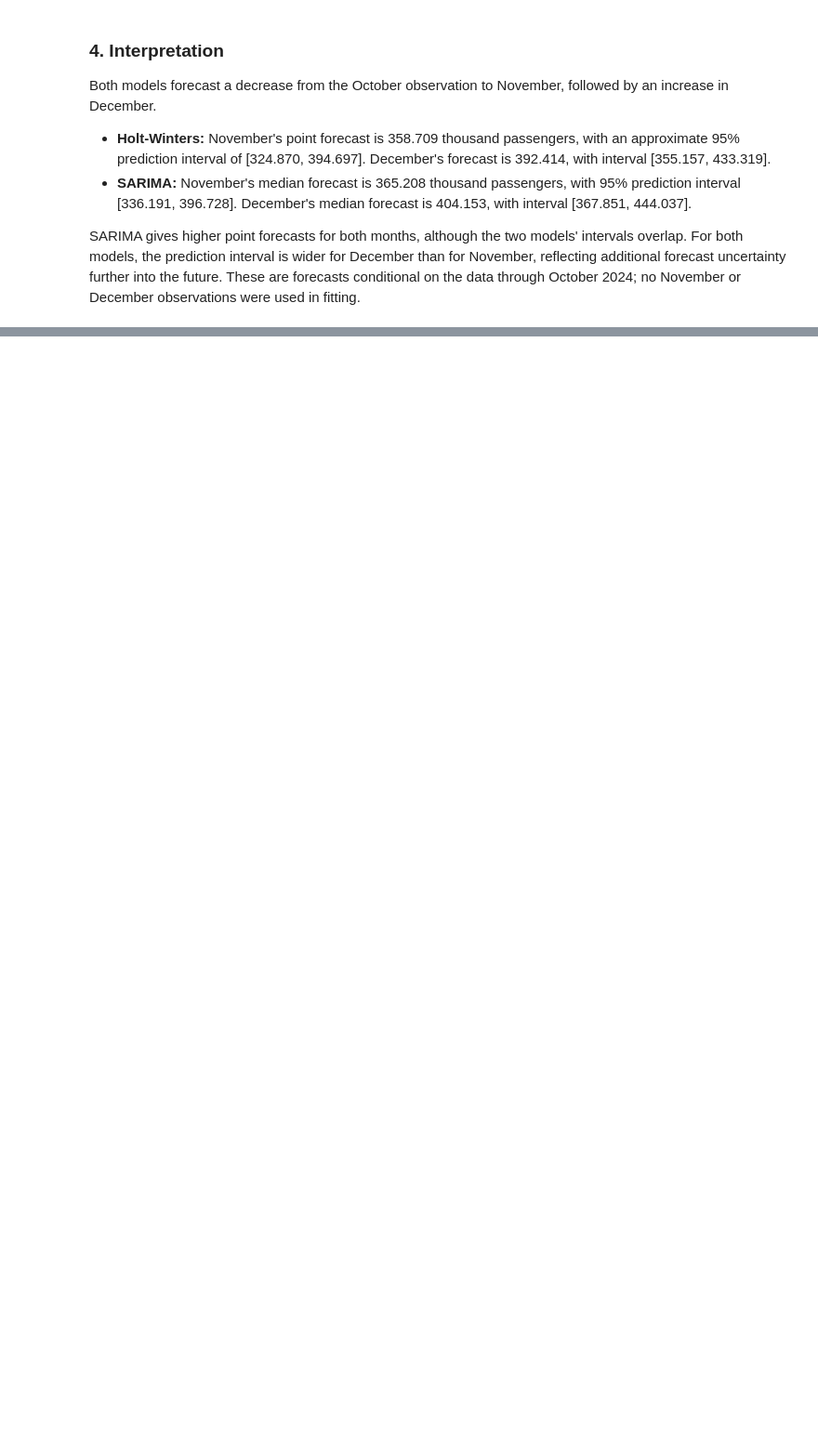
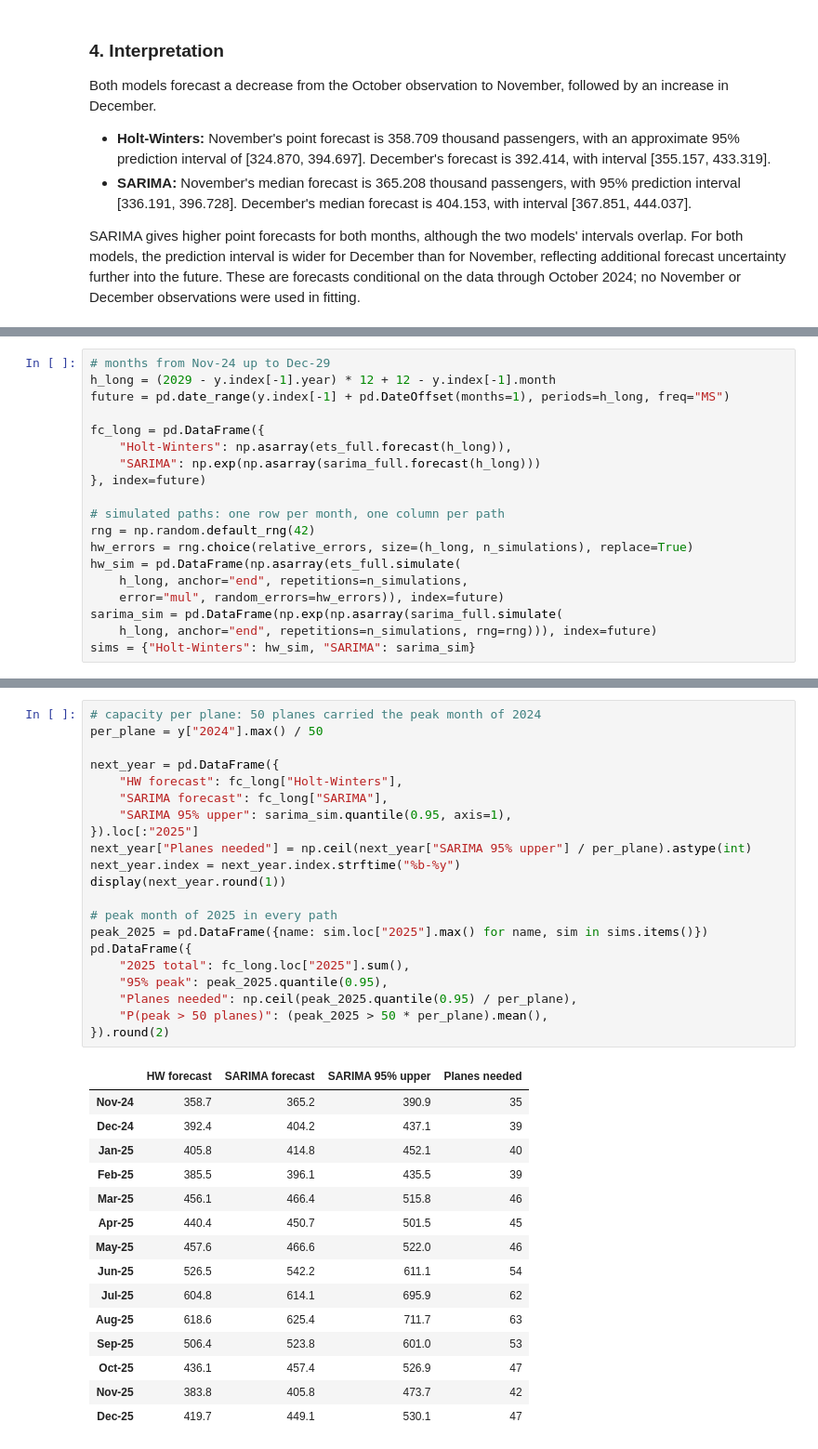
Before and after one commit to DiegoSourbag/SCA-Homework-1, a Jupyter notebook: homework1.ipynb, the cells around one changed output, grey strips where cells are left out. Shown at 93% size. Saved outputs shown, nothing was run; the diff lists cells and outputs as text; blank space fills up the shorter version.

```diff
--- a/homework1.ipynb
+++ b/homework1.ipynb
@@ -410,0 +414,19 @@ SARIMA gives higher point forecasts for both months, although the two models' in
+# %%
+# months from Nov-24 up to Dec-29
+h_long = (2029 - y.index[-1].year) * 12 + 12 - y.index[-1].month
+future = pd.date_range(y.index[-1] + pd.DateOffset(months=1), periods=h_long, freq="MS")
+
+fc_long = pd.DataFrame({
+    "Holt-Winters": np.asarray(ets_full.forecast(h_long)),
+    "SARIMA": np.exp(np.asarray(sarima_full.forecast(h_long)))
+}, index=future)
+
+# simulated paths: one row per month, one column per path
+rng = np.random.default_rng(42)
+hw_errors = rng.choice(relative_errors, size=(h_long, n_simulations), replace=True)
+hw_sim = pd.DataFrame(np.asarray(ets_full.simulate(
+    h_long, anchor="end", repetitions=n_simulations,
+    error="mul", random_errors=hw_errors)), index=future)
+sarima_sim = pd.DataFrame(np.exp(np.asarray(sarima_full.simulate(
+    h_long, anchor="end", repetitions=n_simulations, rng=rng))), index=future)
+sims = {"Holt-Winters": hw_sim, "SARIMA": sarima_sim}
@@ -410,0 +436,37 @@ SARIMA gives higher point forecasts for both months, although the two models' in
+# %%
+# capacity per plane: 50 planes carried the peak month of 2024
+per_plane = y["2024"].max() / 50
+
+next_year = pd.DataFrame({
+    "HW forecast": fc_long["Holt-Winters"],
+    "SARIMA forecast": fc_long["SARIMA"],
+    "SARIMA 95% upper": sarima_sim.quantile(0.95, axis=1),
+}).loc[:"2025"]
+next_year["Planes needed"] = np.ceil(next_year["SARIMA 95% upper"] / per_plane).astype(int)
+next_year.index = next_year.index.strftime("%b-%y")
+display(next_year.round(1))
+
+# peak month of 2025 in every path
+peak_2025 = pd.DataFrame({name: sim.loc["2025"].max() for name, sim in sims.items()})
+pd.DataFrame({
+    "2025 total": fc_long.loc["2025"].sum(),
+    "95% peak": peak_2025.quantile(0.95),
+    "Planes needed": np.ceil(peak_2025.quantile(0.95) / per_plane),
+    "P(peak > 50 planes)": (peak_2025 > 50 * per_plane).mean(),
+}).round(2)
+# %% [output]
+|  | HW forecast | SARIMA forecast | SARIMA 95% upper | Planes needed |
+| Nov-24 | 358.7 | 365.2 | 390.9 | 35 |
+| Dec-24 | 392.4 | 404.2 | 437.1 | 39 |
+| Jan-25 | 405.8 | 414.8 | 452.1 | 40 |
+| Feb-25 | 385.5 | 396.1 | 435.5 | 39 |
+| Mar-25 | 456.1 | 466.4 | 515.8 | 46 |
+| Apr-25 | 440.4 | 450.7 | 501.5 | 45 |
+| May-25 | 457.6 | 466.6 | 522.0 | 46 |
+| Jun-25 | 526.5 | 542.2 | 611.1 | 54 |
+| Jul-25 | 604.8 | 614.1 | 695.9 | 62 |
+| Aug-25 | 618.6 | 625.4 | 711.7 | 63 |
+| Sep-25 | 506.4 | 523.8 | 601.0 | 53 |
+| Oct-25 | 436.1 | 457.4 | 526.9 | 47 |
+| Nov-25 | 383.8 | 405.8 | 473.7 | 42 |
+| Dec-25 | 419.7 | 449.1 | 530.1 | 47 |
```
Also changed, not shown: parts of 8 cells of this notebook, 1 other file.
